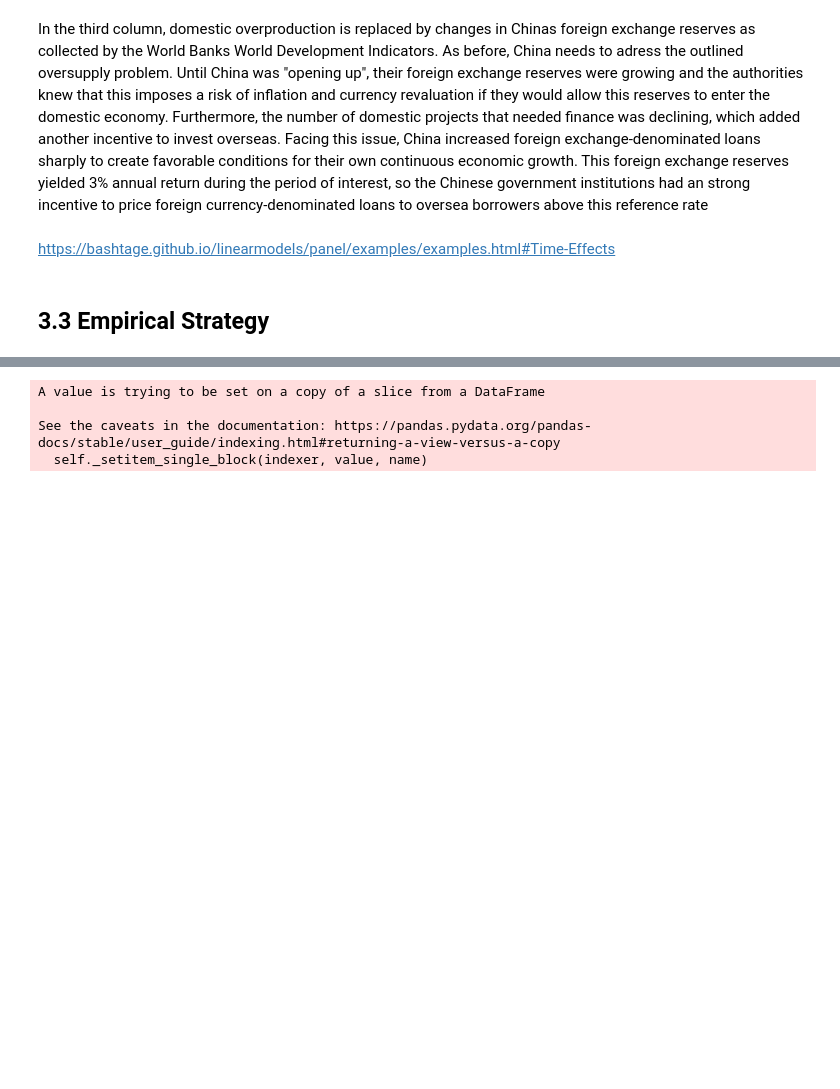
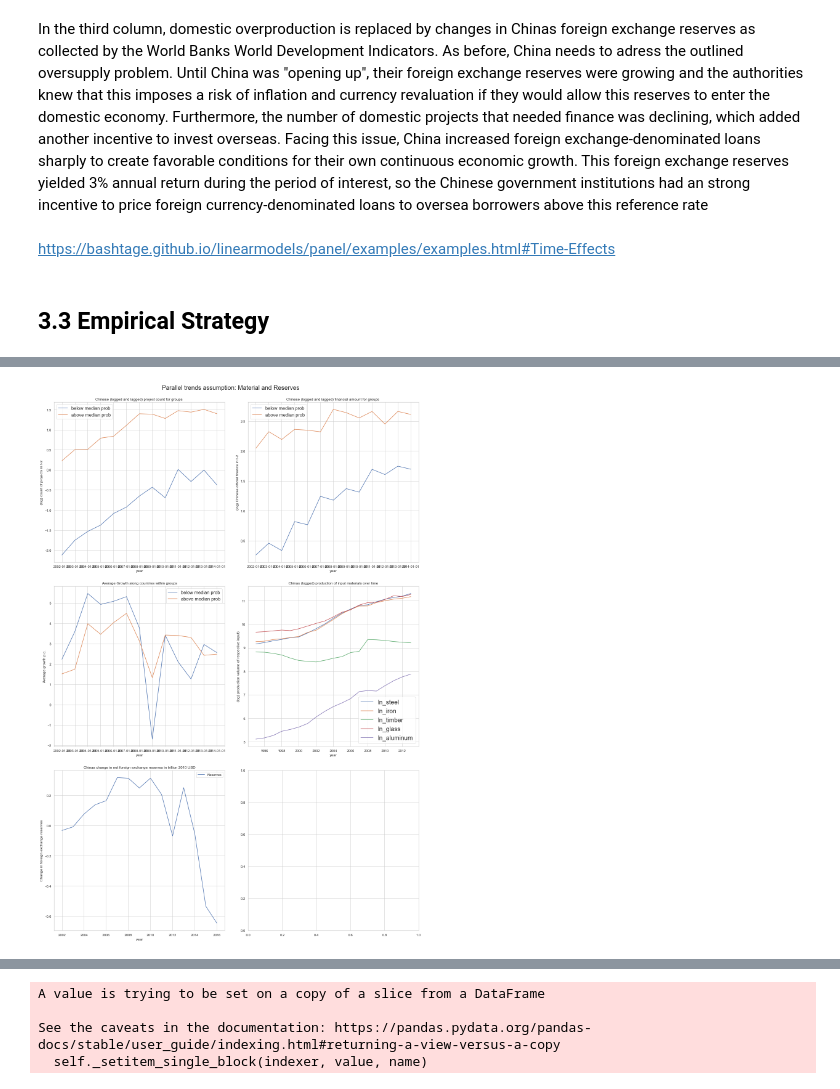
Before and after one commit to JonathanWillnow/ose-data-science-course-project-JonathanWillnow, a Jupyter notebook: JonathanWillnowOSE.ipynb, the cells around one changed output, grey strips where cells are left out. Saved outputs shown, nothing was run; the diff lists cells and outputs as text; code cells hidden in the pictures; blank space fills up the shorter version.

```diff
--- a/JonathanWillnowOSE.ipynb
+++ b/JonathanWillnowOSE.ipynb
@@ -739,3 +750,50 @@ for year in years:
     count +=1
 
 #results_df
+# %%
+sns.set_theme(style="whitegrid")
+fig, axes = plt.pyplot.subplots(3,2, figsize=(18, 26))
+
+plt.pyplot.subplot(321)
+fig.suptitle("Parallel trends assumption", fontsize = 20)
+ax = sns.lineplot(x= "year", y= "lower_probOFn_ln", data = results_df, label = "below median prob")
+ax = sns.lineplot(x= "year", y= "upper_probOFn_ln", data = results_df, label = "above median prob")
+ax.set_ylabel("(log) count of projects in t-2")
+ax.set_title("Chinese (logged and lagged) project count for groups ")
+plt.pyplot.legend(fontsize = 15)
+
+plt.pyplot.subplot(322)
+ax2 = sns.lineplot(x="year", y="lower_probOFa_ln", data = results_df, label = "below median prob")
+ax2 = sns.lineplot(x="year", y="upper_probOFa_ln", data = results_df, label = "above median prob")
+ax2.set_ylabel("(log) Chinese official finance in t-2")
+ax2.set_title("Chinese (logged and lagged) financial amount for groups ")
+plt.pyplot.legend(fontsize=15)
+
+plt.pyplot.subplot(323)
+ax3 = sns.lineplot(x="year",y= "lower_probGrowthpc", data = results_df, label = "below median prob")
+ax3 = sns.lineplot(x ="year",y= "upper_probGrowthpc", data = results_df, label = "above median prob")
+ax3.set_ylabel("Average growth p.c.")
+ax3.set_title("Average Growth along countries within groups")
+plt.pyplot.legend(fontsize=15)
+
+fig.suptitle("Parallel trends assumption: Material and Reserves", fontsize = 20)
+plt.pyplot.subplot(324)
+for plots in ["ln_steel", "ln_iron", "ln_timber", "ln_glass", "ln_aluminum"]:
+    ax = sns.lineplot(x = "year", y = plots, data = input_data, label = plots)
+
+ax.set_ylabel("(log) production volume of respective input)")
+ax.set_title("Chinas (logged) production of input materials over time");
+plt.pyplot.legend(fontsize = 20)
+
+
+data_mod = data4[(data4.year >= "2002-01-01") & (data4.countryname == "Angola")]
+plt.pyplot.subplot(325)
+ax2 = sns.lineplot(x = "year", y = "det_reservesCHN_con", data = data_mod, label = "Reserves")
+ax2.set_ylabel("Change in foreign exchange reserves")
+ax2.set_title("Chinas change in net foreign exchange reserves in trillion 2010 USD")
+
+
+
+plt.pyplot.tight_layout(pad=2.5);
+# %% [output]
+[figure, added]
```
Also changed, not shown: parts of 25 cells of this notebook.
